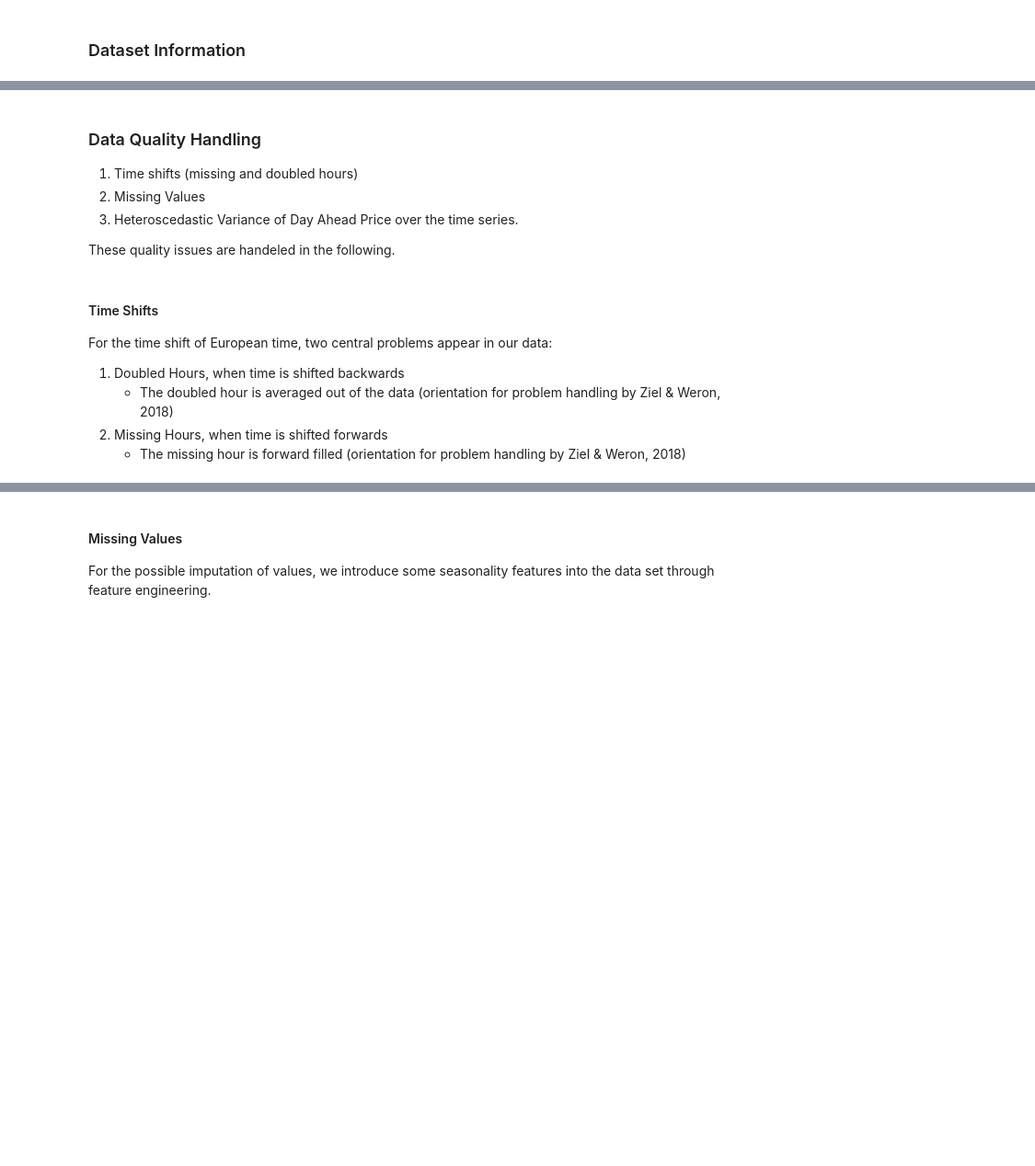
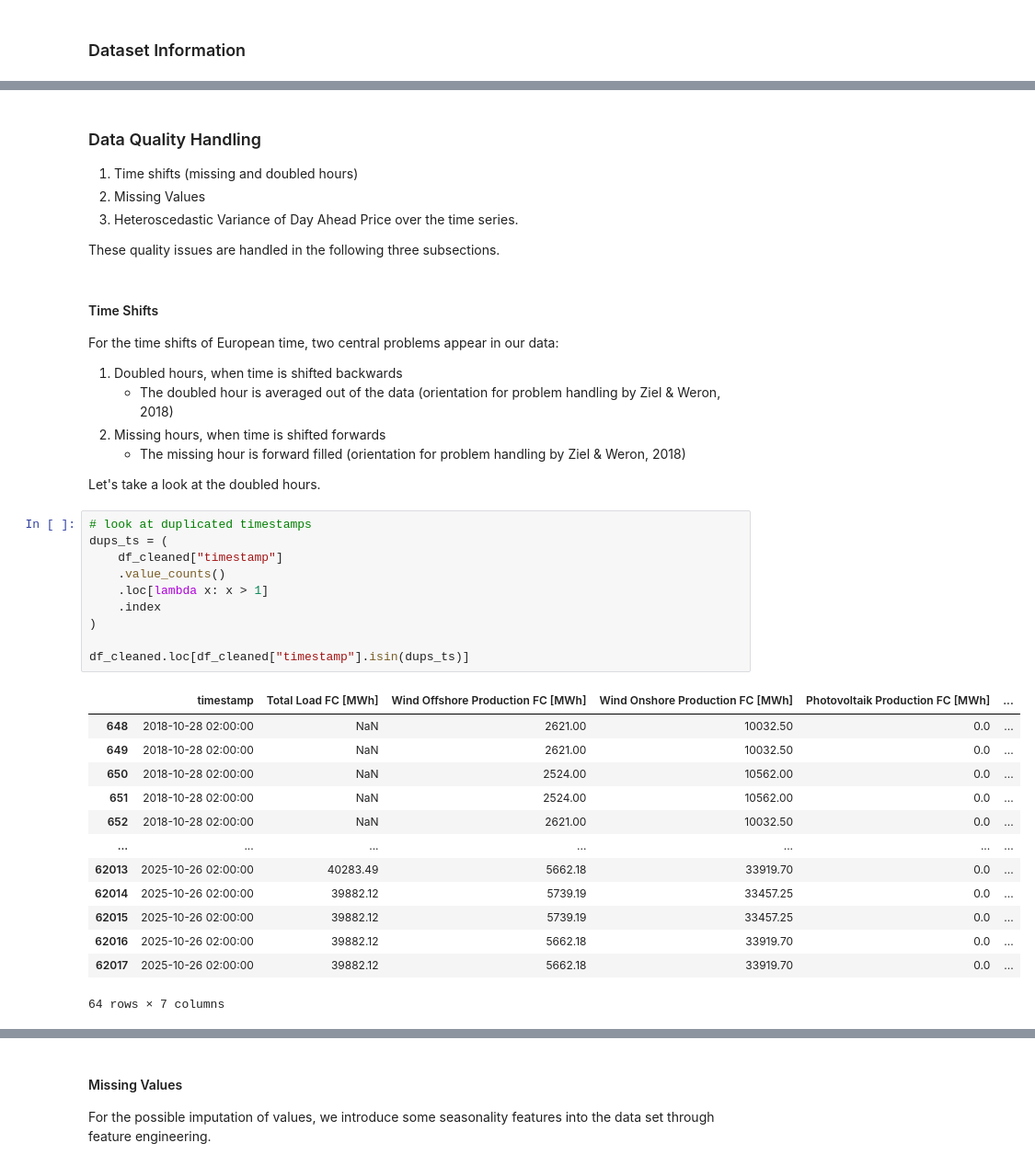
Before and after one commit to TimSchmale/dai-mission-group-T, a Jupyter notebook: notebook.ipynb, the cells around one changed output, grey strips where cells are left out. Shown at 92% size. Cells and saved outputs as stored; diff of their text form; blank space fills up the shorter version.

```diff
--- a/notebook.ipynb
+++ b/notebook.ipynb
@@ -204,12 +210,39 @@ df_cleaned.head()
 2. Missing Values
 3. Heteroscedastic Variance of Day Ahead Price over the time series.
 
-These quality issues are handeled in the following.
+These quality issues are handled in the following three subsections.
 # %% [markdown]
 #### Time Shifts
 
-For the time shift of European time, two central problems appear in our data:
-1. Doubled Hours, when time is shifted backwards
+For the time shifts of European time, two central problems appear in our data:
+1. Doubled hours, when time is shifted backwards
     - The doubled hour is averaged out of the data (orientation for problem handling by Ziel & Weron, 2018)
-2. Missing Hours, when time is shifted forwards
+2. Missing hours, when time is shifted forwards
     - The missing hour is forward filled (orientation for problem handling by Ziel & Weron, 2018)
+
+
+Let's take a look at the doubled hours.
+# %%
+# look at duplicated timestamps
+dups_ts = (
+    df_cleaned["timestamp"]
+    .value_counts()
+    .loc[lambda x: x > 1]
+    .index
+)
+
+df_cleaned.loc[df_cleaned["timestamp"].isin(dups_ts)]
+# %% [output]
+|  | timestamp | Total Load FC [MWh] | Wind Offshore Production FC [MWh] | Wind Onshore Production FC [MWh] | Photovoltaik Production FC [MWh] | ... |
+| 648 | 2018-10-28 02:00:00 | NaN | 2621.00 | 10032.50 | 0.0 | ... |
+| 649 | 2018-10-28 02:00:00 | NaN | 2621.00 | 10032.50 | 0.0 | ... |
+| 650 | 2018-10-28 02:00:00 | NaN | 2524.00 | 10562.00 | 0.0 | ... |
+| 651 | 2018-10-28 02:00:00 | NaN | 2524.00 | 10562.00 | 0.0 | ... |
+| 652 | 2018-10-28 02:00:00 | NaN | 2621.00 | 10032.50 | 0.0 | ... |
+| ... | ... | ... | ... | ... | ... | ... |
+| 62013 | 2025-10-26 02:00:00 | 40283.49 | 5662.18 | 33919.70 | 0.0 | ... |
+| 62014 | 2025-10-26 02:00:00 | 39882.12 | 5739.19 | 33457.25 | 0.0 | ... |
+| 62015 | 2025-10-26 02:00:00 | 39882.12 | 5739.19 | 33457.25 | 0.0 | ... |
+| 62016 | 2025-10-26 02:00:00 | 39882.12 | 5662.18 | 33919.70 | 0.0 | ... |
+| 62017 | 2025-10-26 02:00:00 | 39882.12 | 5662.18 | 33919.70 | 0.0 | ... |
+64 rows × 7 columns
```
Also changed, not shown: parts of 16 cells of this notebook, 7 other files.
